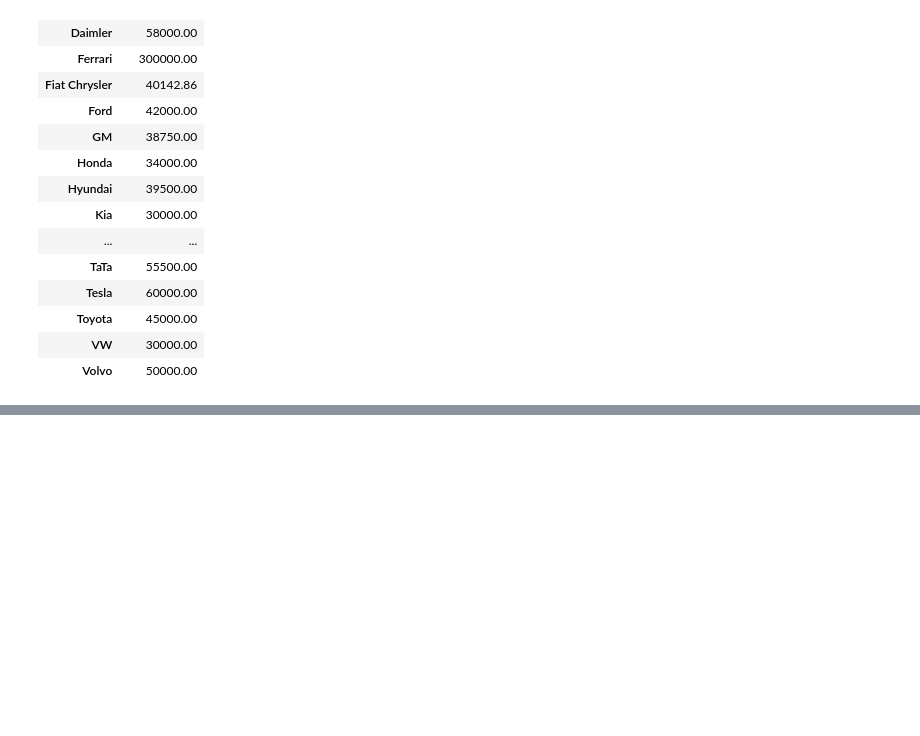
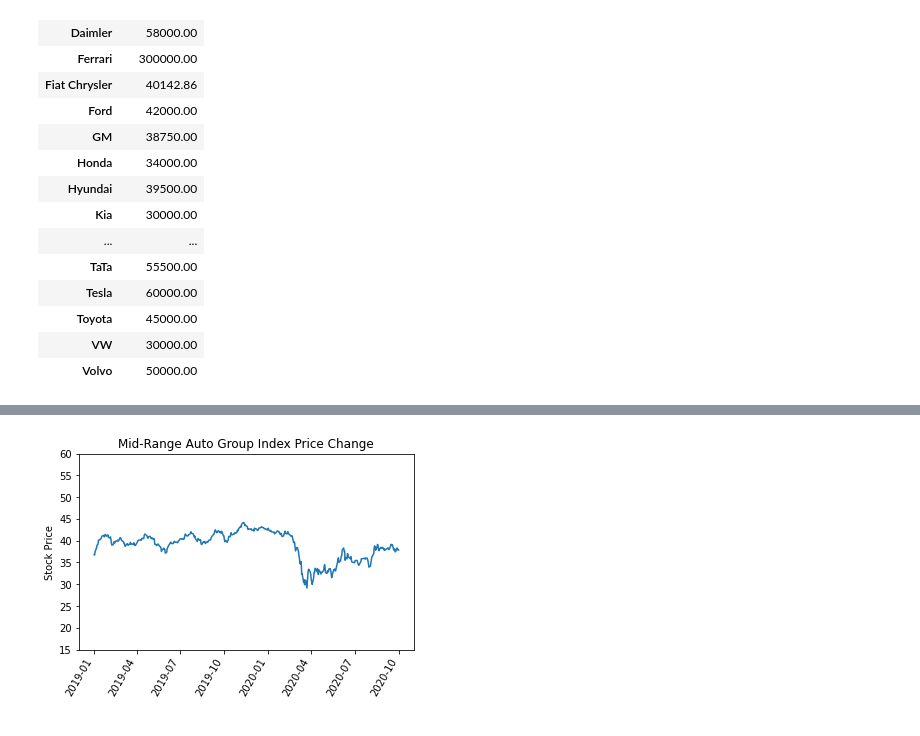
Before and after one commit to danawoodruff/Car-Sales-Analysis, a Jupyter notebook: Car_stocks_data.ipynb, the cells around one changed output, grey strips where cells are left out. Drawn from its saved outputs; the diff is of its cells as text; code cells hidden in the pictures; blank space fills up the shorter version.

```diff
--- a/Car_stocks_data.ipynb
+++ b/Car_stocks_data.ipynb
@@ -322,0 +335,23 @@ ax.get_xaxis().tick_bottom()
+# %%
+#Mid-Range Auto Group Index Stock Price Change
+minvalue = MidRngIndex.loc[MidRngIndex['Stock WtAvg'].idxmin()]  # Min price for Y-axis
+#print(minvalue)
+maxvalue = MidRngIndex.loc[MidRngIndex['Stock WtAvg'].idxmax()]  # Max price for Y-axis
+#print(maxvalue)
+
+# Line chart selection
+MidRngIndex.plot.line(x='Date', y='Stock WtAvg', legend = False, rot=60, title="Mid-Range Auto Group Index Price Change");
+
+# Sets the y limits
+plt.ylim(15, 60)
+
+# Provides labels
+plt.xlabel(" ")
+plt.ylabel("Stock Price")
+
+# Save the figure as .png
+plt.savefig('Images/MidRange AG Index Stock Price Change.png')
+
+plt.show(block=True)
+# %% [output]
+[figure, added]
```
Also changed, not shown: parts of 16 cells of this notebook, 5 other files.
